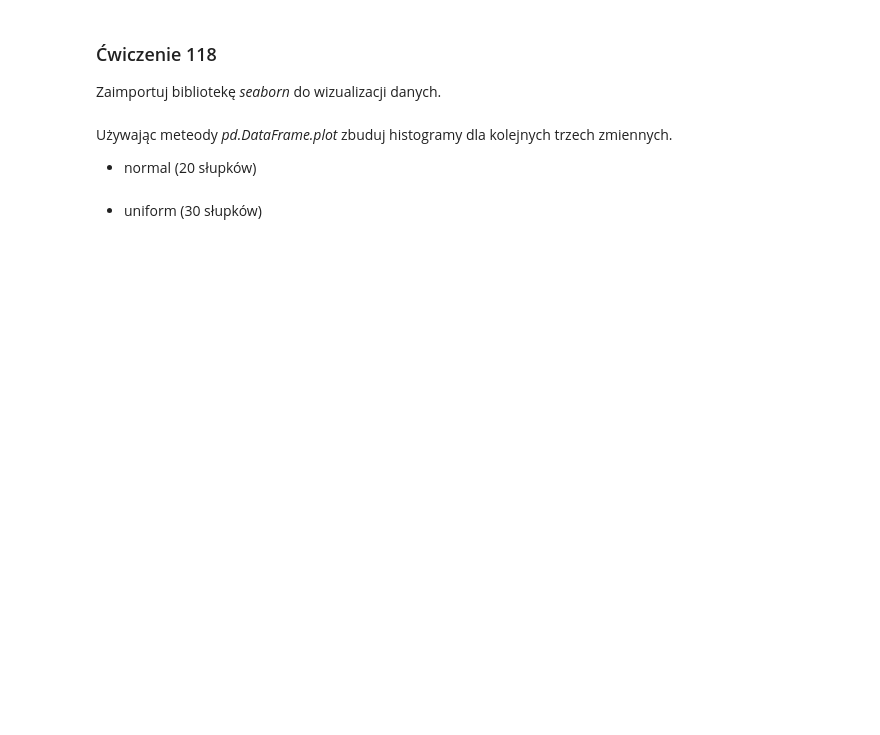
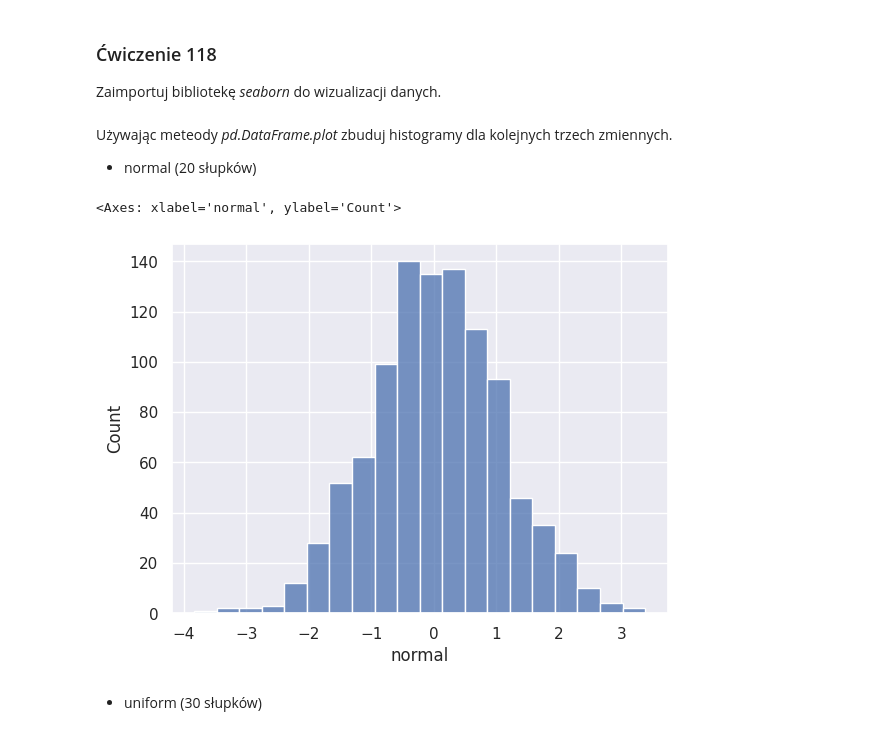
Before and after one commit to sebekpro/python-krakowiak, a Jupyter notebook: 250-data-science-bootcamp-w-jezyku-python/111_120_exercises.ipynb, the cells around one changed output. Saved outputs shown, nothing was run; the diff lists cells and outputs as text; code cells hidden in the pictures; blank space fills up the shorter version.

```diff
--- a/250-data-science-bootcamp-w-jezyku-python/111_120_exercises.ipynb
+++ b/250-data-science-bootcamp-w-jezyku-python/111_120_exercises.ipynb
@@ -137,0 +230,10 @@ Zbuduj z tego słownika obiekt _DateFrame_. Dodatkowo jako indeks dodaj datę od
+# %%
+# tutaj wpisz rozwiązanie
+data_dict = {
+    'normal': np.random.normal(loc=0, scale=1, size=1000),
+    'uniform': np.random.uniform(low=0, high=1, size=1000),
+    'binomial': np.random.binomial(n=1, p=0.2, size=1000)
+}
+df = pd.DataFrame(data_dict)
+df.index = pd.date_range(start = '2020-01-01', periods = 1000)
+print(df.head(20))
@@ -165,6 +333,10 @@ Używając meteody _pd.DataFrame.plot_ zbuduj histogramy dla kolejnych trzech zm
 * normal (20 słupków)
 # %%
 # tutaj wpisz rozwiązanie
+sns.histplot(data = df, x = 'normal', bins = 20)
+# %% [output]
+<Axes: xlabel='normal', ylabel='Count'>
+[figure, added]
 # %% [markdown]
 * uniform (30 słupków)
 # %%
```
Also changed, not shown: parts of 21 cells of this notebook.
